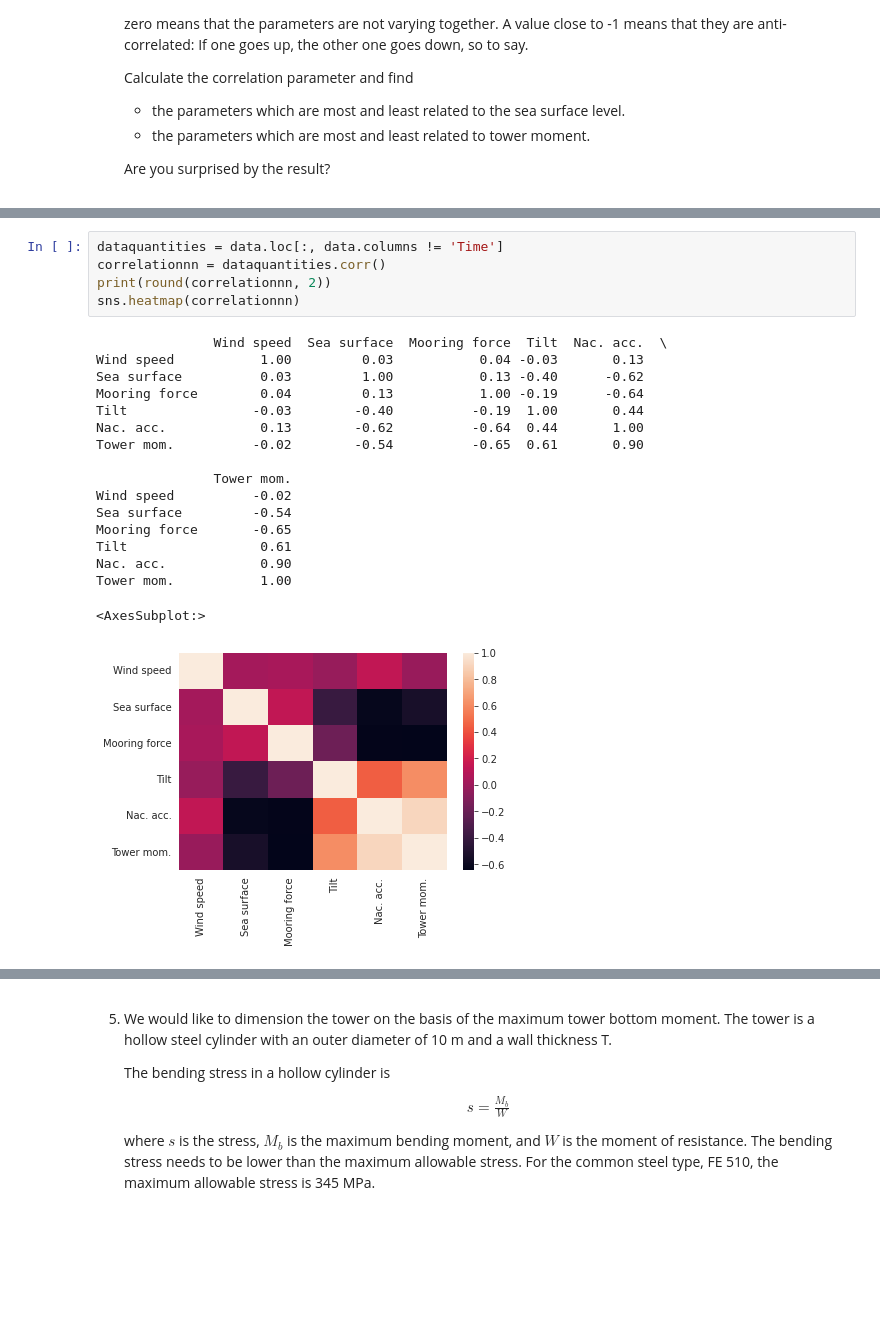
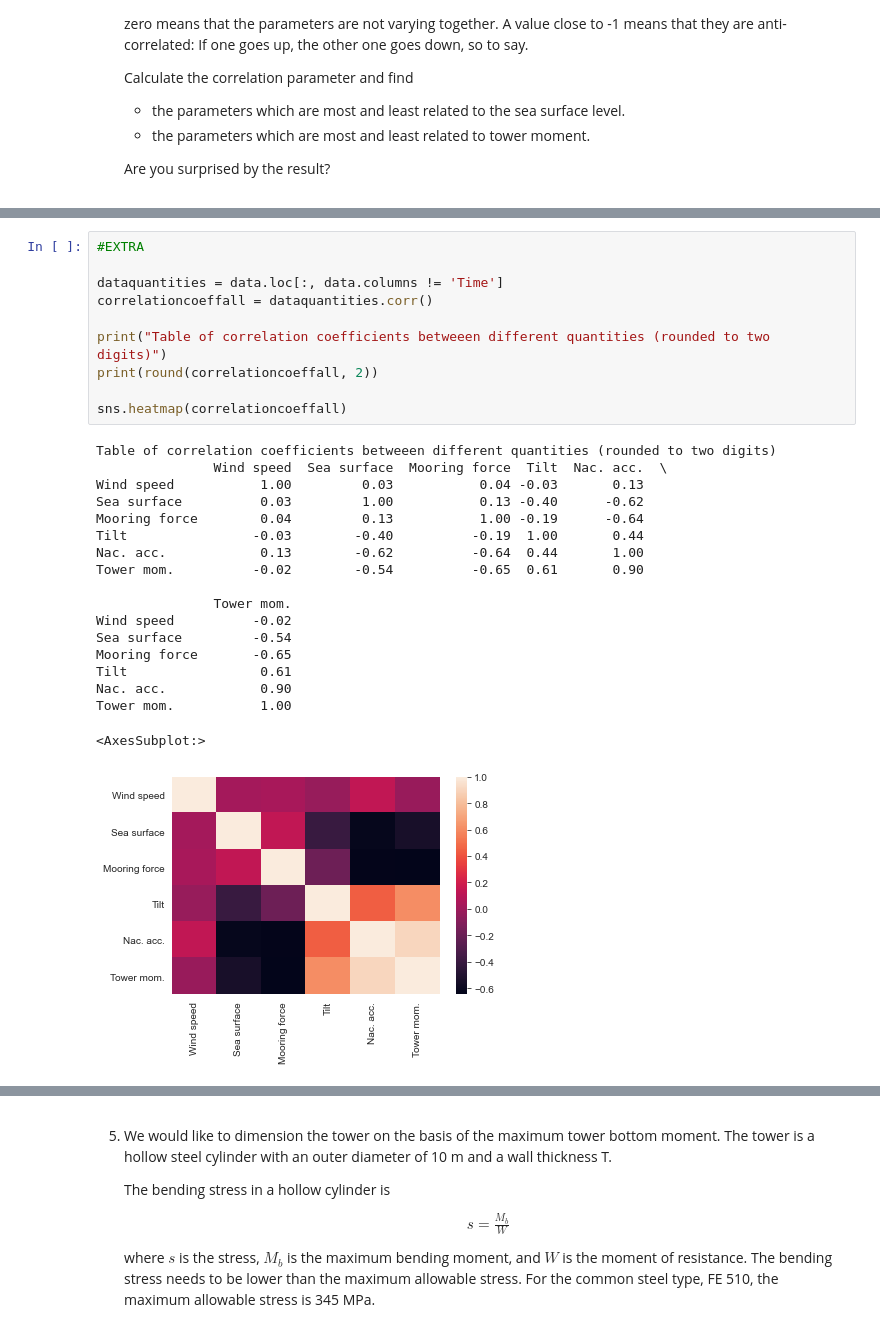
Before and after one commit to smilex555/phys718-hwp, a Jupyter notebook: project1-test/Project_1_Floating_Wind_Turbine_students.ipynb, the cells around one changed output, grey strips where cells are left out. Saved outputs shown, nothing was run; the diff lists cells and outputs as text; blank space fills up the shorter version.

```diff
--- a/project1-test/Project_1_Floating_Wind_Turbine_students.ipynb
+++ b/project1-test/Project_1_Floating_Wind_Turbine_students.ipynb
@@ -458,26 +502,32 @@ The second value is the p-value, which is a measure of significance. It is the p
 # %%
+#EXTRA
+
 dataquantities = data.loc[:, data.columns != 'Time']
-correlationnn = dataquantities.corr()
-print(round(correlationnn, 2))
-sns.heatmap(correlationnn)
+correlationcoeffall = dataquantities.corr()
+
+print("Table of correlation coefficients betweeen different quantities (rounded to two digits)")
+print(round(correlationcoeffall, 2))
+
+sns.heatmap(correlationcoeffall)
 # %% [output]
+Table of correlation coefficients betweeen different quantities (rounded to two digits)
                Wind speed  Sea surface  Mooring force  Tilt  Nac. acc.  \
 Wind speed           1.00         0.03           0.04 -0.03       0.13
 Sea surface          0.03         1.00           0.13 -0.40      -0.62
 Mooring force        0.04         0.13           1.00 -0.19      -0.64
 Tilt                -0.03        -0.40          -0.19  1.00       0.44
 Nac. acc.            0.13        -0.62          -0.64  0.44       1.00
 Tower mom.          -0.02        -0.54          -0.65  0.61       0.90
 
                Tower mom.
 Wind speed          -0.02
 Sea surface         -0.54
 Mooring force       -0.65
 Tilt                 0.61
 Nac. acc.            0.90
 Tower mom.           1.00
 <AxesSubplot:>
-[figure, old version]
+[figure, new version]
 # %% [markdown]
 4. In exercise 1 we found the minima and maxima of the sea height and we investigated how far apart the deepest through and the highest peak were.
     In stability analysis the maximal values are not always of immediate interest, because these values may only appear very far apart in time. Instead it may be more interesting to consider how many small cycles some parameter performs.
```
Also changed, not shown: parts of 11 cells of this notebook.
